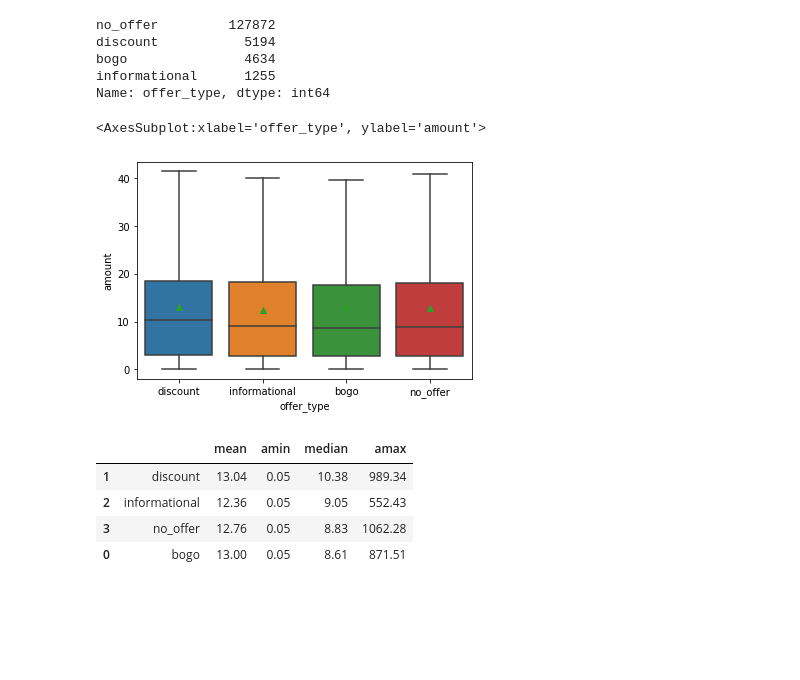
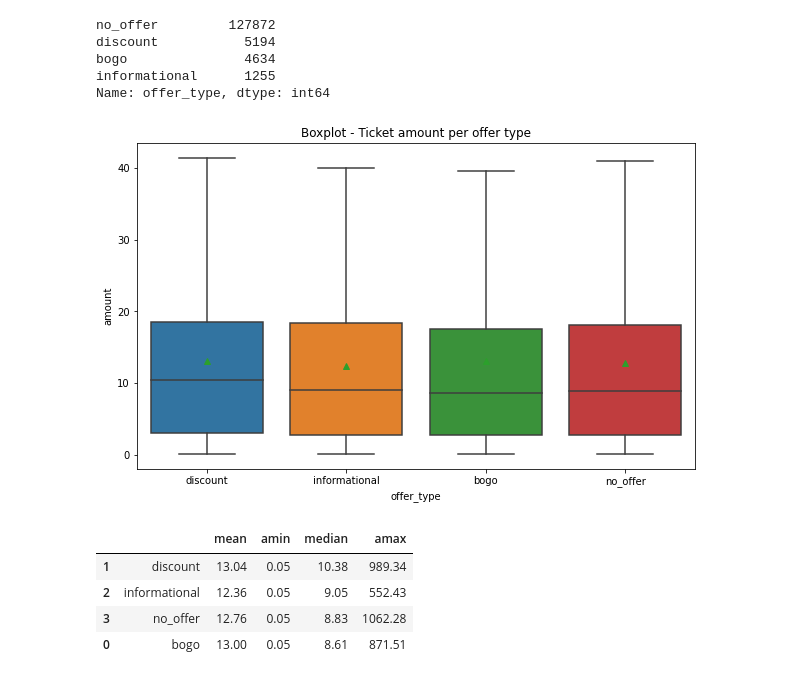
Before and after one commit to AndreGoncalves013/Starbucks_Customer_Offer_Targeting, a Jupyter notebook: src/starbucks_offers_eda.ipynb, the cells around one changed output. Drawn from its saved outputs; the diff is of its cells as text; code cells hidden in the pictures; blank space fills up the shorter version.

```diff
--- a/src/starbucks_offers_eda.ipynb
+++ b/src/starbucks_offers_eda.ipynb
@@ -144,13 +144,15 @@ bogo               4634
 informational      1255
 Name: offer_type, dtype: int64
 # %%
+plt.figure(figsize=(10,6))
 sns.boxplot(
     data=transactions_per_offer_type_df,
     x="offer_type", y="amount", showfliers=False, showmeans=True
 )
+plt.title('Boxplot - Ticket amount per offer type')
+plt.savefig('../images/boxplot_ticket_offer_type.png', dpi='figure')
 # %% [output]
-<AxesSubplot:xlabel='offer_type', ylabel='amount'>
-[figure, old version]
+[figure, new version]
 # %%
 grouped_df = transactions_per_offer_type_df.groupby("offer_type")\
     .agg({"amount": [np.mean, np.min, np.median, np.max]})\
```
Also changed, not shown: parts of 4 cells of this notebook, 1 other file.
